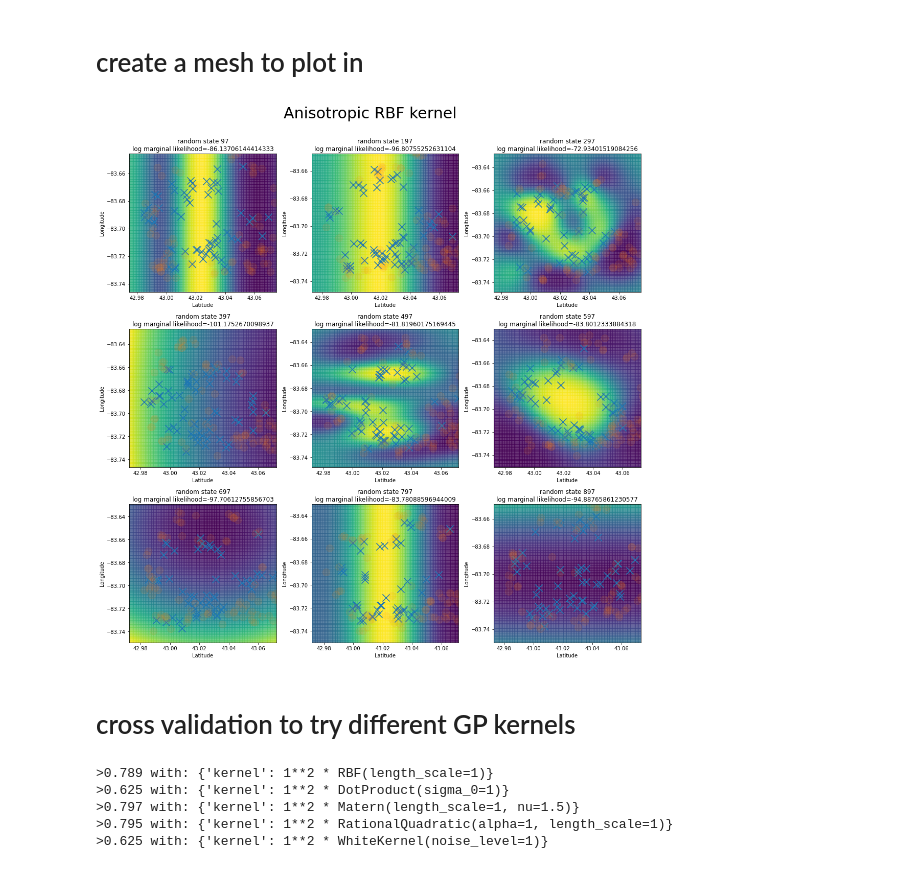
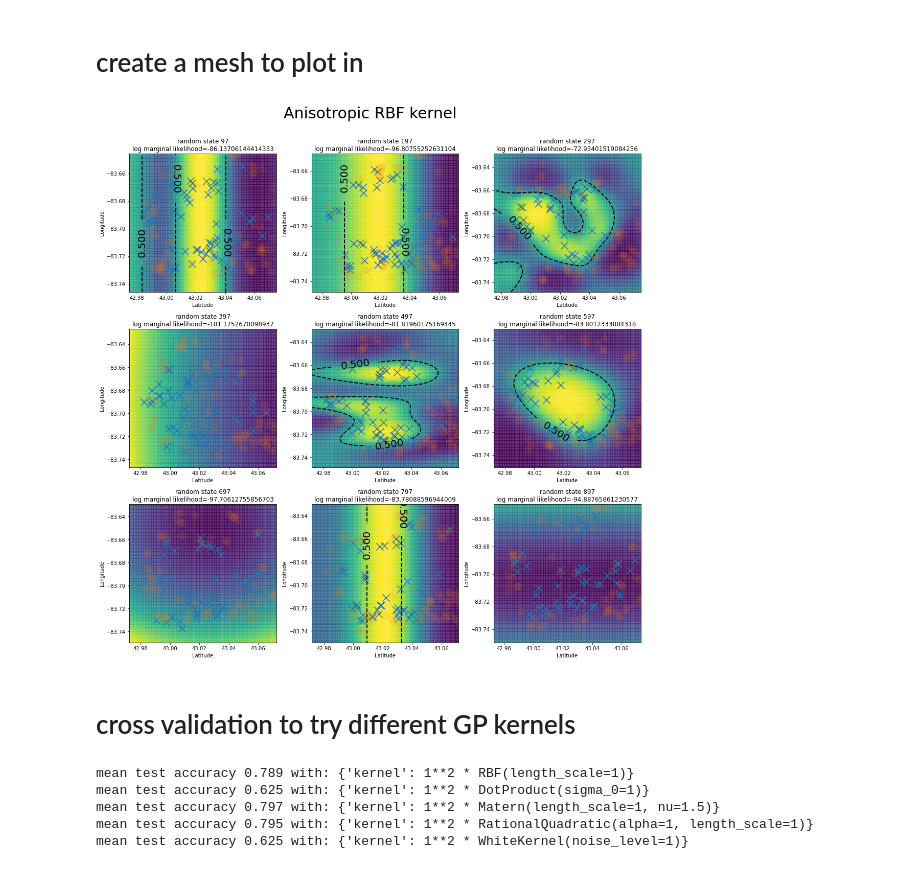
Before and after one commit to mcembalest/teamBlueConduit, a Jupyter notebook: spatial_modeling/Area Modelling.ipynb, the cells around one changed output. Saved outputs shown, nothing was run; the diff lists cells and outputs as text; code cells hidden in the pictures.

Commit message:
decision boundary

```diff
--- a/spatial_modeling/Area Modelling.ipynb
+++ b/spatial_modeling/Area Modelling.ipynb
@@ -142,7 +154,7 @@ def get_trained_model(X, y, kernel):
 # %% [markdown]
 # create a mesh to plot in
 # %%
-def plot_model(ax, model, X, y, title):
+def plot_model(ax, model, X, y, title, decision_boundary = None):
 
     h = .02  # step size in the mesh
 
@@ -165,6 +177,11 @@ def plot_model(ax, model, X, y, title):
     ax.scatter(X[dangerous_indices,0], X[dangerous_indices,1], marker= 'x', s=200)
     ax.scatter(X[safe_indices,0], X[safe_indices,1], marker= 'o', s=200, alpha=.1)
 
+    # decision boundary
+    if decision_boundary:
+        cs = ax.contour(x1v, x2v, ygrid_prob, levels=[decision_boundary], colors='black', linestyles='dashed', linewidths=2)
+        ax.clabel(cs, fontsize=20)
+
     ax.set_xlabel('Latitude')
     ax.set_ylabel('Longitude')
     ax.set_xlim(xx.min(), xx.max())
@@ -173,51 +190,51 @@ def plot_model(ax, model, X, y, title):
 # %%
 anisotropic_rbf_kernel = 1.0 * RBF([1.0, 1.0])
 
-def ensemble_plot(nrows=3, ncols=3, kernel=anisotropic_rbf_kernel, suptitle='Anisotropic RBF kernel'):
+def ensemble_plot(nrows=3, ncols=3, kernel=anisotropic_rbf_kernel, suptitle='Anisotropic RBF kernel', decision_boundary=0.5):
 
     fig, axes = plt.subplots(nrows, ncols, figsize=(5*ncols,5*nrows))
 
     random_states = [97+i*100 for i in range(nrows*ncols)]
     for i, r in enumerate(random_states):
         ax = axes[i//ncols, i%ncols]
         x_train, x_test, y_train, y_test = get_train_test(training_data, 200, random_state=r)
         model = get_trained_model(x_train, y_train, kernel)
-        plot_model(ax, model, x_train, y_train, title = f'random state {r}')
+        plot_model(ax, model, x_train, y_train, title = f'random state {r}', decision_boundary=decision_boundary)
     plt.suptitle(suptitle, y=1.01, fontsize=30)
     plt.tight_layout()
     plt.show()
-
-
 ensemble_plot()
 # %% [output]
-[figure, old version]
+[figure, new version]
 # %% [markdown]
 # cross validation to try different GP kernels
 # %%
-x_train, x_test, y_train, y_test = get_train_test(training_data, 300, 297)
+def gp_kernel_cross_validation():
 
+    x_train, x_test, y_train, y_test = get_train_test(training_data, 300, 297)
 
-model = GaussianProcessClassifier()
-# define model evaluation method
-cv = RepeatedStratifiedKFold(n_splits=10, n_repeats=3, random_state=1)
-# define grid
-grid = dict()
-grid['kernel'] = [1*RBF(), 1*DotProduct(), 1*Matern(),  1*RationalQuadratic(), 1*WhiteKernel()]
-# define search
-search = GridSearchCV(model, grid, scoring='accuracy', cv=cv, n_jobs=-1)
-# perform the search
-results = search.fit(x_train, y_train)
+    model = GaussianProcessClassifier()
+    cv = RepeatedStratifiedKFold(n_splits=10, n_repeats=3, random_state=1)
+    # define grid
+    grid = dict()
+    grid['kernel'] = [1*RBF(), 1*DotProduct(), 1*Matern(),  1*RationalQuadratic(), 1*WhiteKernel()]
+    # define search
+    search = GridSearchCV(model, grid, scoring='accuracy', cv=cv, n_jobs=-1)
+    # perform the search
+    results = search.fit(x_train, y_train)
+
+    means = results.cv_results_['mean_test_score']
+    params = results.cv_results_['params']
+    for mean, param in zip(means, params):
+        print("mean test accuracy %.3f with: %r" % (mean, param))
+
+gp_kernel_cross_validation()
+# %% [output]
+mean test accuracy 0.789 with: {'kernel': 1**2 * RBF(length_scale=1)}
+mean test accuracy 0.625 with: {'kernel': 1**2 * DotProduct(sigma_0=1)}
+mean test accuracy 0.797 with: {'kernel': 1**2 * Matern(length_scale=1, nu=1.5)}
+mean test accuracy 0.795 with: {'kernel': 1**2 * RationalQuadratic(alpha=1, length_scale=1)}
+mean test accuracy 0.625 with: {'kernel': 1**2 * WhiteKernel(noise_level=1)}
-# %%
-means = results.cv_results_['mean_test_score']
-params = results.cv_results_['params']
-for mean, param in zip(means, params):
-    print(" mean test accuracy %.3f with: %r" % (mean, param))
-# %% [output]
->0.789 with: {'kernel': 1**2 * RBF(length_scale=1)}
->0.625 with: {'kernel': 1**2 * DotProduct(sigma_0=1)}
->0.797 with: {'kernel': 1**2 * Matern(length_scale=1, nu=1.5)}
->0.795 with: {'kernel': 1**2 * RationalQuadratic(alpha=1, length_scale=1)}
->0.625 with: {'kernel': 1**2 * WhiteKernel(noise_level=1)}
 # %%
 ensemble_plot(kernel = 1.0*Matern(length_scale=1,nu=1.5), suptitle='Matern kernel')
 # %% [output]
```
Also changed, not shown: parts of 2 cells of this notebook.
